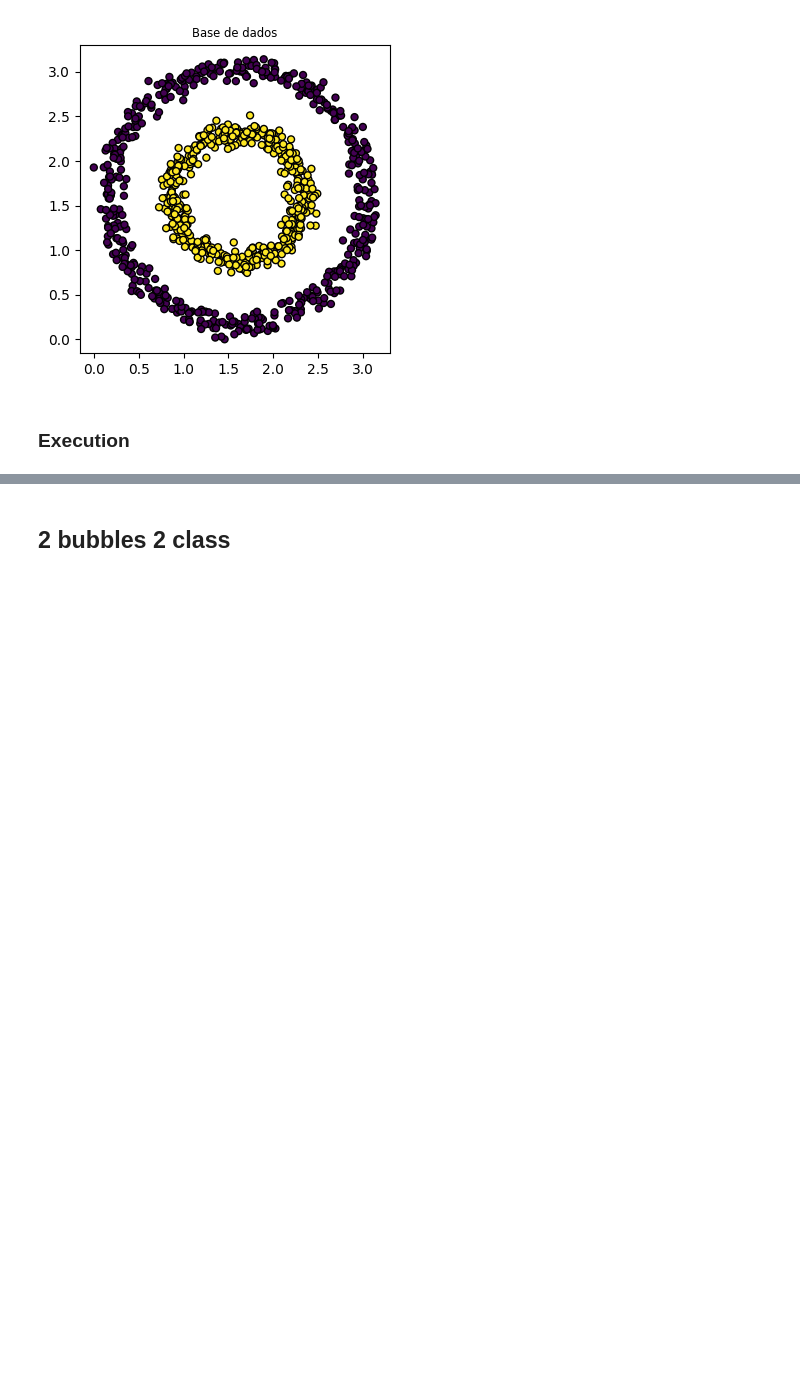
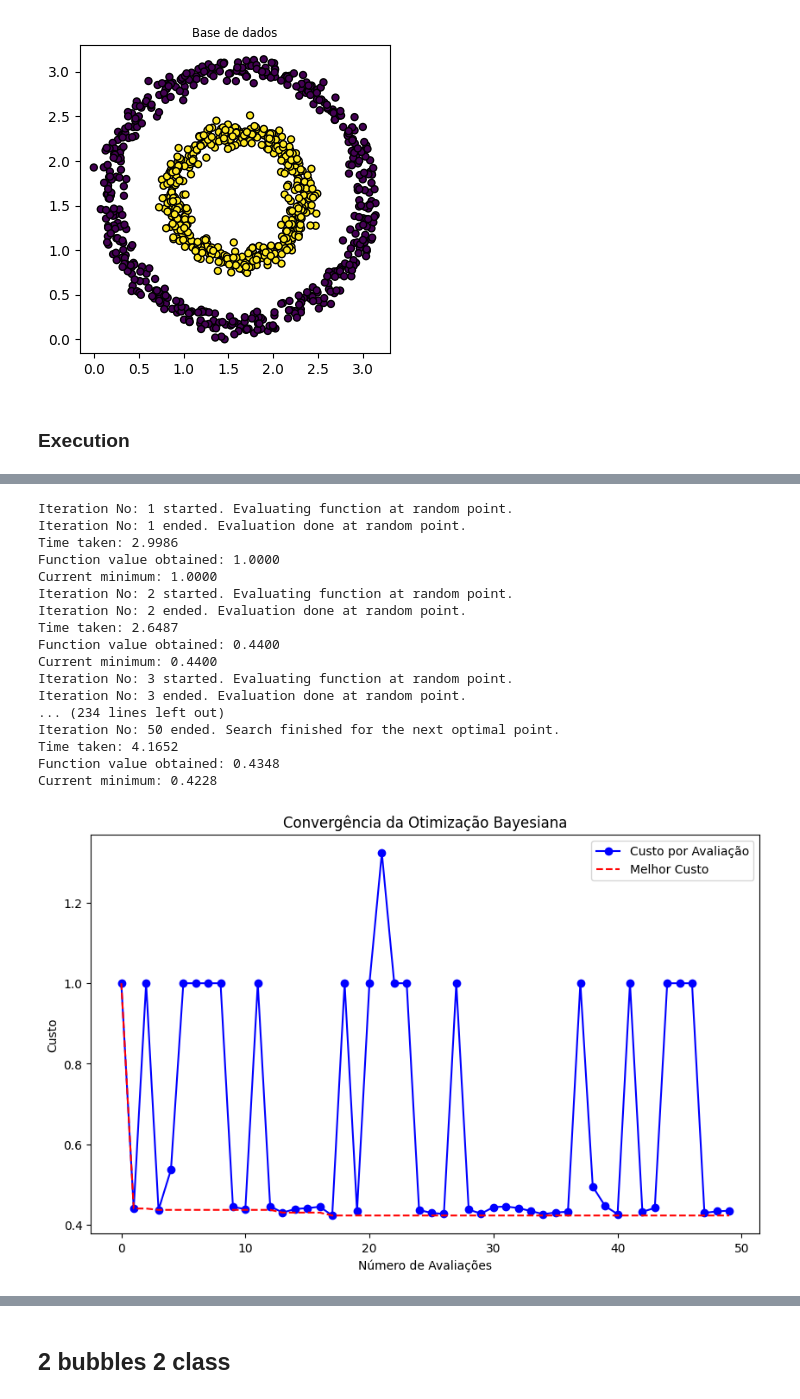
Before and after one commit to BrunodsRamos2/qvc-clustering, a Jupyter notebook: vqc-clustering.ipynb, the cells around one changed output, grey strips where cells are left out. Cells and saved outputs as stored; diff of their text form; code cells hidden in the pictures; blank space fills up the shorter version.

```diff
--- a/vqc-clustering.ipynb
+++ b/vqc-clustering.ipynb
@@ -595,0 +1652,21 @@ KeyboardInterrupt:
+# %%
+execute(X, "circle", iterations=1000, batch_size=128, show_log=True)
+# %% [output]
+Iteration No: 1 started. Evaluating function at random point.
+Iteration No: 1 ended. Evaluation done at random point.
+Time taken: 2.9986
+Function value obtained: 1.0000
+Current minimum: 1.0000
+Iteration No: 2 started. Evaluating function at random point.
+Iteration No: 2 ended. Evaluation done at random point.
+Time taken: 2.6487
+Function value obtained: 0.4400
+Current minimum: 0.4400
+Iteration No: 3 started. Evaluating function at random point.
+Iteration No: 3 ended. Evaluation done at random point.
+... (234 lines left out)
+Iteration No: 50 ended. Search finished for the next optimal point.
+Time taken: 4.1652
+Function value obtained: 0.4348
+Current minimum: 0.4228
+[figure, added]
```
Also changed, not shown: parts of 35 cells of this notebook, 10 other files.
